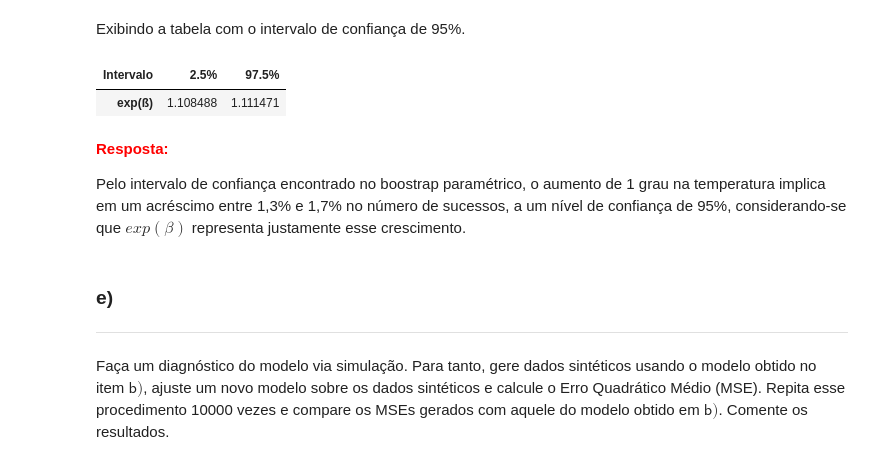
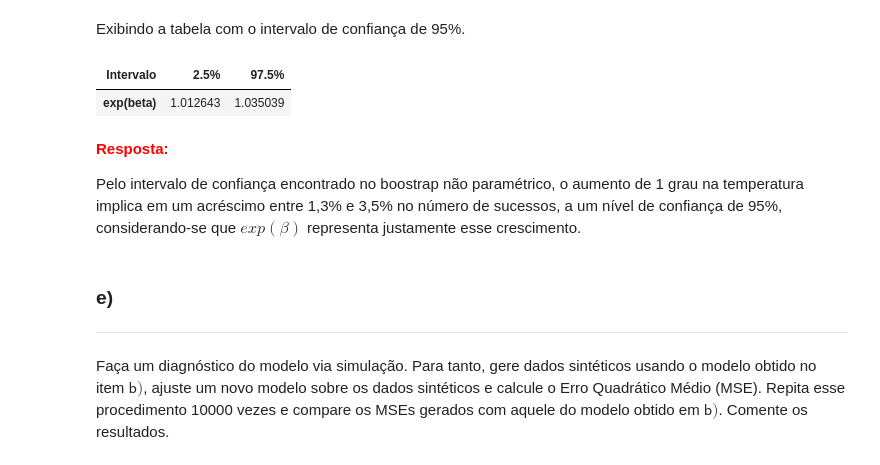
Before and after one commit to pauloceliojr/mcimd-listas, a Jupyter notebook: Lista 2/Lista_2.ipynb, the cells around one changed output. Saved outputs shown, nothing was run; the diff lists cells and outputs as text; code cells hidden in the pictures.

```diff
--- a/Lista 2/Lista_2.ipynb
+++ b/Lista 2/Lista_2.ipynb
@@ -89,7 +89,8 @@ Considere o modelo $$Y_{ij} \sim Poisson(\lambda_{ij})\\ \lambda_{ij} = exp(\alp
 
 onde $Y_{ij}$ representa o número de montanhistas que atingiram o cume pela rota $j$ no dia $i$, $\alpha$ e $\beta$ são parâmetros desconhecidos do modelo e $t_{i}$ indica a temperatura média no dia $i$. Para uma determinada temperatura, o modelo prevê o mesmo valor para todas as rotas. Desconsidere os dados da rota *glacier only - no summit attempt*. Por fim, note que para obter o valor de $y_{ij}$ é preciso somar todos os sucessos registrados no dia $i$ para a rota $j$.
 # %%
-dados = dados_completos.query("Route != 'glacier only - no summit attempt'")
+# Desconsidera os dados da rota "glacier only - no summit attempt"
+dados = dados.query("Route != 'glacier only - no summit attempt'")
 # %% [markdown]
 ## Questão 1)
 # %% [markdown]
@@ -171,8 +165,8 @@ Definindo e minimizando a função negativa de log-verossimilhança (na prática
 def menos_log_verossimilhanca(parametros):
     alfa, beta = parametros
 
-    lambdas = np.exp(alfa + beta * dados_poisson.Temperatura)
-    log_verossimilhanca = np.sum(poisson.logpmf(dados_poisson.Sucessos, lambdas))
+    lambdas = np.exp(alfa + beta * dados.Temperatura)
+    log_verossimilhanca = np.sum(poisson.logpmf(dados.Sucessos, lambdas))
 
     return -1 * log_verossimilhanca
 
@@ -182,6 +176,6 @@ emv = minimize(menos_log_verossimilhanca, np.array([0, 0]))
 # Obtem e imprime os valores de alfa e beta
 emv_alfa = emv.x[0]
 emv_beta = emv.x[1]
-print(f"α: {emv_alfa:0.4f}")
-print(f"ß: {emv_beta:0.4f}")
+print(f"alfa: {emv_alfa:0.4f}")
+print(f"beta: {emv_beta:0.4f}")
 # %% [output]
@@ -243,31 +236,32 @@ Executando o bootstrap paramétrico 10.000 vezes (N) para o modelo ajustado na l
 # %%
 lista_exp_beta = []
 
-# Define a variável independente para ajuste dos novos modelos
-X = sm.add_constant(dados_poisson.Temperatura)
-# Define os lambdas baseados no modelo ajustado da letra b)
-lambdas_previstos = modelo_poisson.predict()
 for _ in range(N):
-    # Gera a amostra baseada nos parâmetros encontrados (bootstrap paramétrico)
-    amostra_sucessos = poisson.rvs(mu=lambdas_previstos, size=dados_poisson.shape[0])
+    # Gera a reamostragem com reposição a partir dos dados originais (bootstrap não paramétrico)
+    amostra = dados.sample(frac=1, replace=True)
+    # Define a variável independente para ajuste dos novos modelos (necessário para o statsmodels)
+    X = sm.add_constant(amostra.Temperatura)
+    # Define a variável dependente
+    y = amostra.Sucessos.to_list()
     # Ajusta o modelo da amostra, calcula exp(beta) com os parâmetros do novo modelo e armazena o valor
-    modelo_amostra = sm.GLM(amostra_sucessos, X, family=sm.families.Poisson()).fit()
+    modelo_amostra = sm.GLM(y, X, family=sm.families.Poisson()).fit()
     lista_exp_beta.append(np.exp(modelo_amostra.params[1]))
 # %% [markdown]
 Exibindo a tabela com o intervalo de confiança de 95%.
 # %%
-ic_exp_beta = pd.DataFrame(np.percentile(lista_exp_beta, q=[0.025, 0.975]))
+ic_exp_beta = pd.DataFrame(np.quantile(lista_exp_beta, q=[0.025, 0.975]))
 ic_exp_beta = ic_exp_beta.pivot_table(0, columns=ic_exp_beta.index)
 ic_exp_beta.columns = ["2.5%", "97.5%"]
-ic_exp_beta.index = ["exp(ß)"]
-ic_exp_beta.rename_axis("Intervalo", axis=1)
+ic_exp_beta.index = ["exp(beta)"]
+ic_exp_beta = ic_exp_beta.rename_axis("Intervalo", axis=1)
+ic_exp_beta
 # %% [output]
 | Intervalo | 2.5% | 97.5% |
-| exp(ß) | 1.108488 | 1.111471 |
+| exp(beta) | 1.012643 | 1.035039 |
 # %% [markdown]
 <font color='red'>**Resposta:**</font>
 
-Pelo intervalo de confiança encontrado no boostrap paramétrico, o aumento de 1 grau na temperatura implica em um acréscimo entre 1,3% e 1,7% no número de sucessos, a um nível de confiança de 95%, considerando-se que $exp(\beta)$ representa justamente esse crescimento.
+Pelo intervalo de confiança encontrado no boostrap não paramétrico, o aumento de 1 grau na temperatura implica em um acréscimo entre 1,3% e 3,5% no número de sucessos, a um nível de confiança de 95%, considerando-se que $exp(\beta)$ representa justamente esse crescimento.
 # %% [markdown]
 ### e)
 
```
Also changed, not shown: parts of 17 cells of this notebook.
